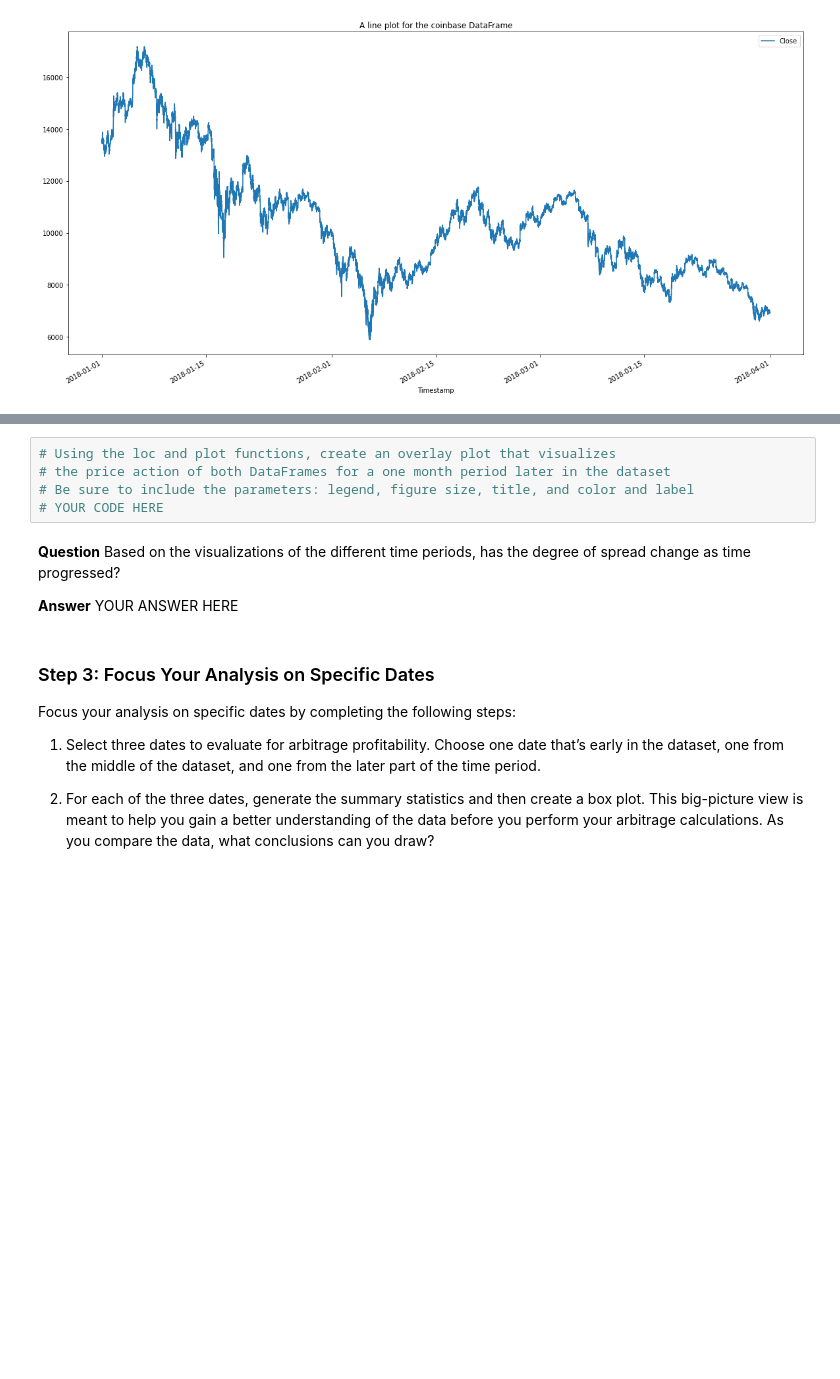
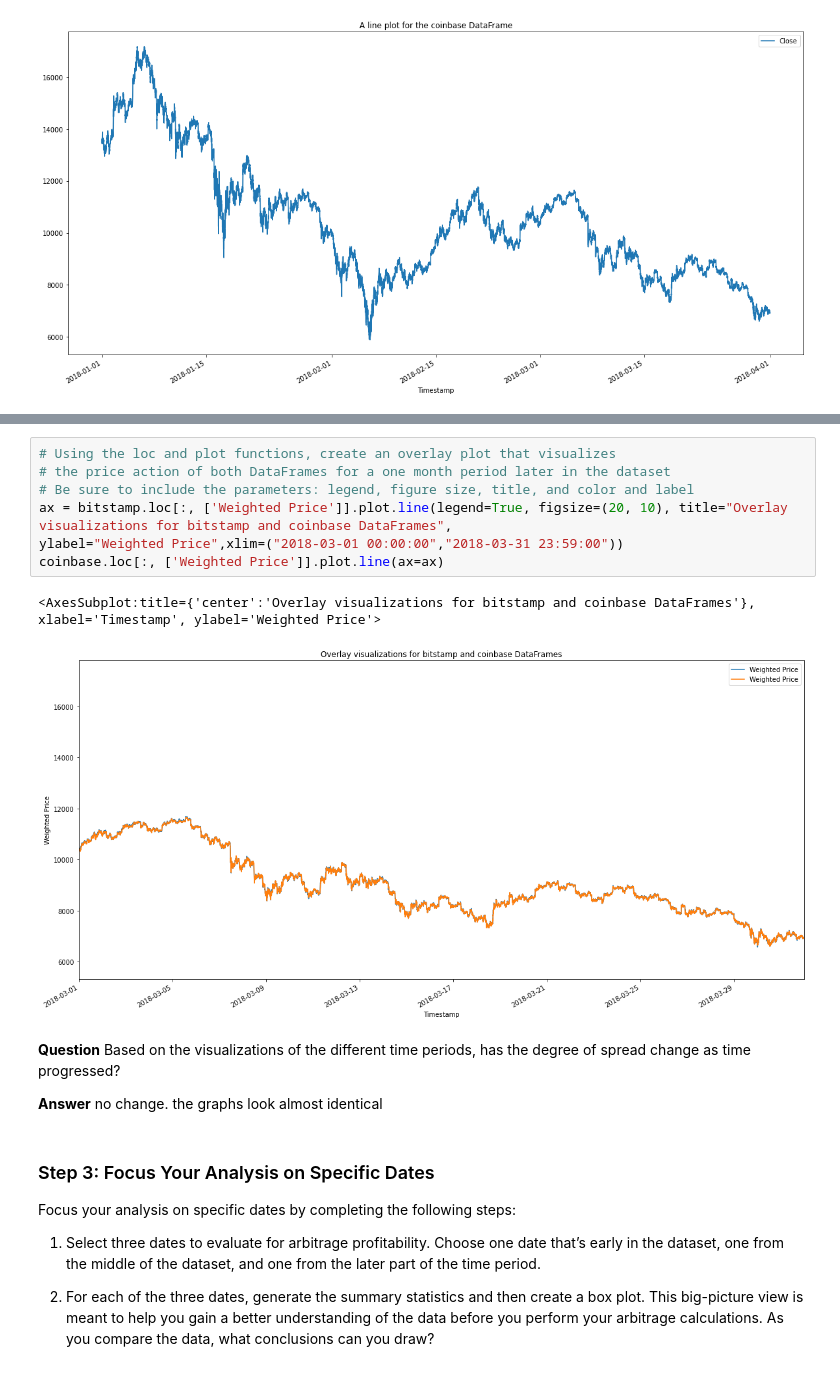
Before and after one commit to gatsbyz/columbia_bootcamp, a Jupyter notebook: module3/crypto_arbitrage.ipynb, the cells around one changed output, grey strips where cells are left out. Cells and saved outputs as stored; diff of their text form; blank space fills up the shorter version.

```diff
--- a/module3/crypto_arbitrage.ipynb
+++ b/module3/crypto_arbitrage.ipynb
@@ -249,12 +255,17 @@ coinbase_sliced.plot.line(ax=ax)
 # %%
 # Using the loc and plot functions, create an overlay plot that visualizes
 # the price action of both DataFrames for a one month period later in the dataset
 # Be sure to include the parameters: legend, figure size, title, and color and label
-# YOUR CODE HERE
+ax = bitstamp.loc[:, ['Weighted Price']].plot.line(legend=True, figsize=(20, 10), title="Overlay visualizations for bitstamp and coinbase DataFrames",
+ylabel="Weighted Price",xlim=("2018-03-01 00:00:00","2018-03-31 23:59:00"))
+coinbase.loc[:, ['Weighted Price']].plot.line(ax=ax)
+# %% [output]
+<AxesSubplot:title={'center':'Overlay visualizations for bitstamp and coinbase DataFrames'}, xlabel='Timestamp', ylabel='Weighted Price'>
+[figure, added]
 # %% [markdown]
 **Question** Based on the visualizations of the different time periods, has the degree of spread change as time progressed?
 
-**Answer** YOUR ANSWER HERE
+**Answer** no change. the graphs look almost identical
 # %% [markdown]
 ### Step 3: Focus Your Analysis on Specific Dates
 
```
Also changed, not shown: parts of 3 cells of this notebook.
